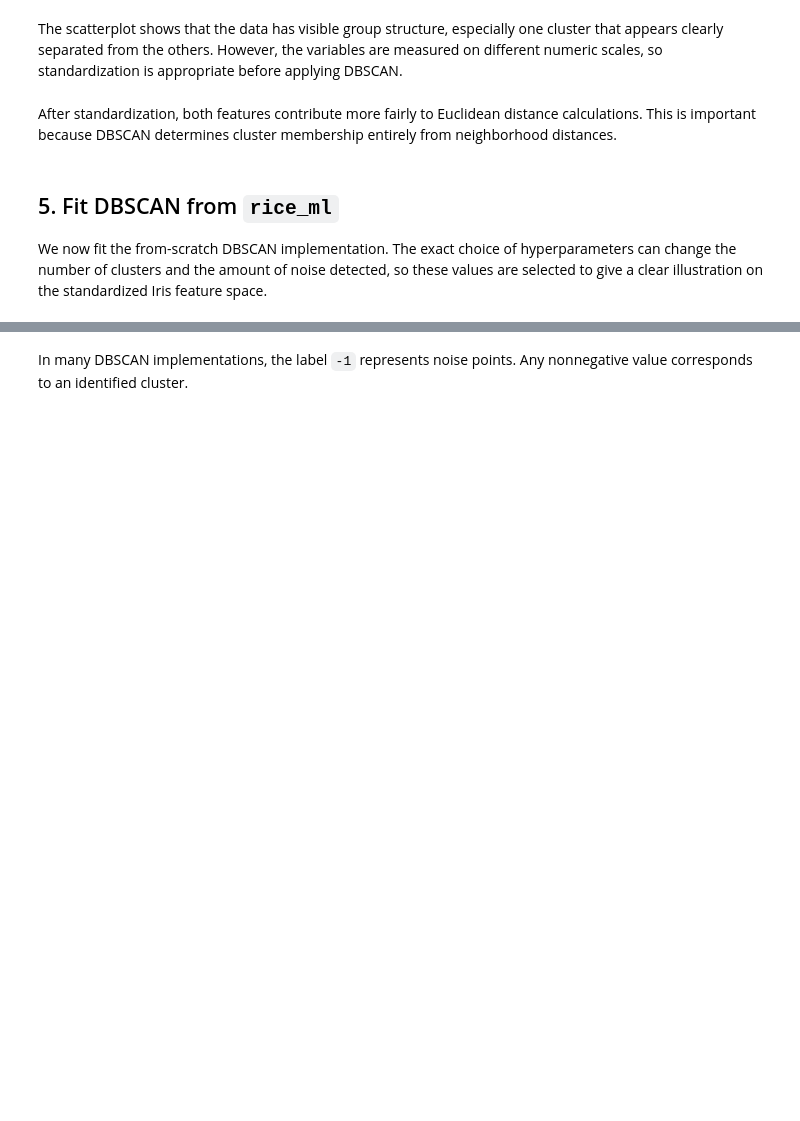
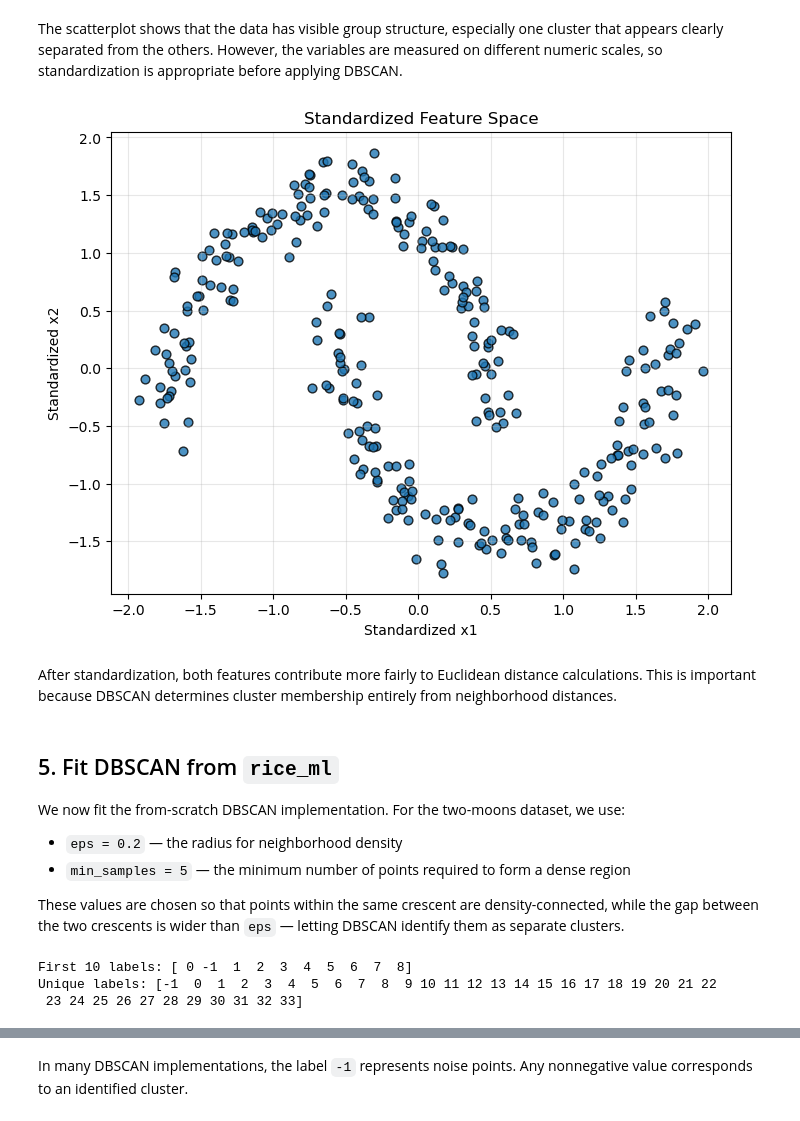
Before and after one commit to tduong26/INDE577-Spring-2026, a Jupyter notebook: examples/unsupervised_learning/DBScan/dbscan_example.ipynb, the cells around one changed output, grey strips where cells are left out. Drawn from its saved outputs; the diff is of its cells as text; code cells hidden in the pictures; blank space fills up the shorter version.

Commit message:
update README DBSCAN

```diff
--- a/examples/unsupervised_learning/DBScan/dbscan_example.ipynb
+++ b/examples/unsupervised_learning/DBScan/dbscan_example.ipynb
@@ -130,34 +140,46 @@ are measured on different numeric scales, so standardization is appropriate
 before applying DBSCAN.
 # %%
 
-X_scaled = standardize(X.values)
+X_scaled = standardize(X)
 
 plt.figure(figsize=(8, 6))
-plt.scatter(X_scaled[:, 0], X_scaled[:, 1], alpha=0.8)
-plt.xlabel("Standardized Petal Length")
-plt.ylabel("Standardized Petal Width")
+plt.scatter(X_scaled[:, 0], X_scaled[:, 1], alpha=0.8, edgecolor="k", s=40)
+plt.xlabel("Standardized x1")
+plt.ylabel("Standardized x2")
 plt.title("Standardized Feature Space")
 plt.grid(alpha=0.3)
 plt.show()
+# %% [output]
+[figure, added]
 # %% [markdown]
 
 After standardization, both features contribute more fairly to Euclidean
 distance calculations. This is important because DBSCAN determines cluster
 membership entirely from neighborhood distances.
 # %% [markdown]
-
 ## 5. Fit DBSCAN from `rice_ml`
 
-We now fit the from-scratch DBSCAN implementation. The exact choice of
-hyperparameters can change the number of clusters and the amount of noise
-detected, so these values are selected to give a clear illustration on the
-standardized Iris feature space.
+We now fit the from-scratch DBSCAN implementation. For the two-moons
+dataset, we use:
+
+- `eps = 0.2` — the radius for neighborhood density
+- `min_samples = 5` — the minimum number of points required to form
+  a dense region
+
+These values are chosen so that points within the same crescent are
+density-connected, while the gap between the two crescents is wider
+than `eps` — letting DBSCAN identify them as separate clusters.
 # %%
 
-dbscan = DBSCAN(eps=0.35, min_samples=5)
+dbscan = DBSCAN(eps=0.2, min_samples=5)
 labels = dbscan.fit_predict(X_scaled)
 
-labels[:10]
+print("First 10 labels:", labels[:10])
+print("Unique labels:", np.unique(labels))
+# %% [output]
+First 10 labels: [ 0 -1  1  2  3  4  5  6  7  8]
+Unique labels: [-1  0  1  2  3  4  5  6  7  8  9 10 11 12 13 14 15 16 17 18 19 20 21 22
+ 23 24 25 26 27 28 29 30 31 32 33]
 # %%
 
 unique_labels, counts = np.unique(labels, return_counts=True)
```
Also changed, not shown: parts of 8 cells of this notebook, 1 other file.
